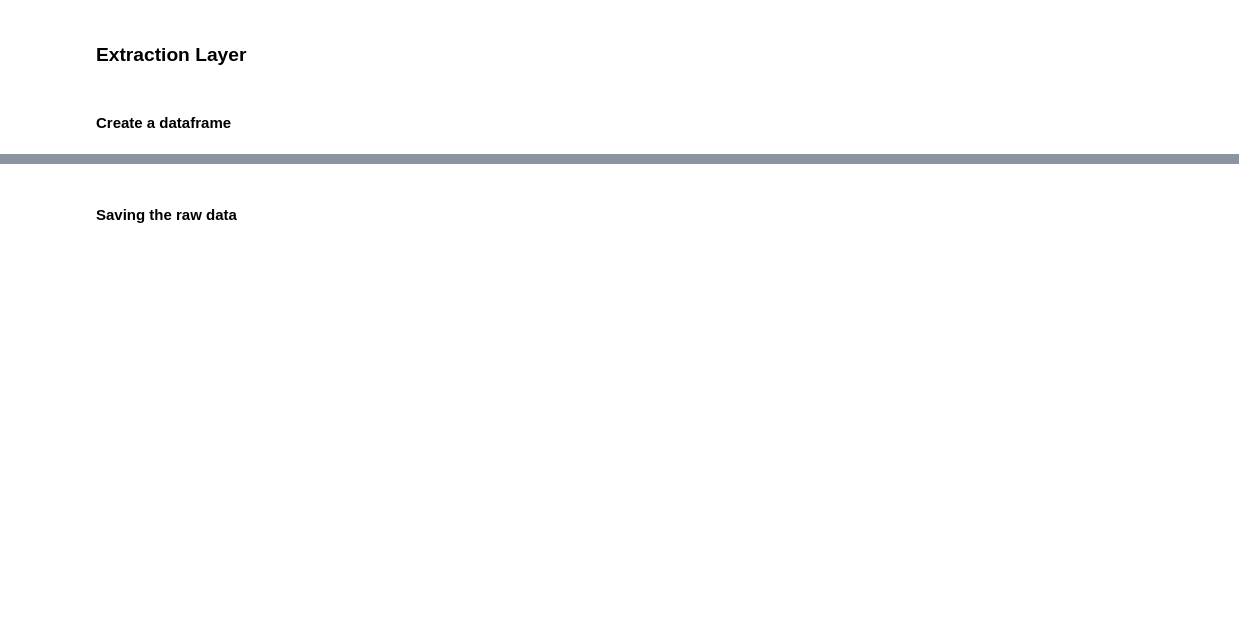
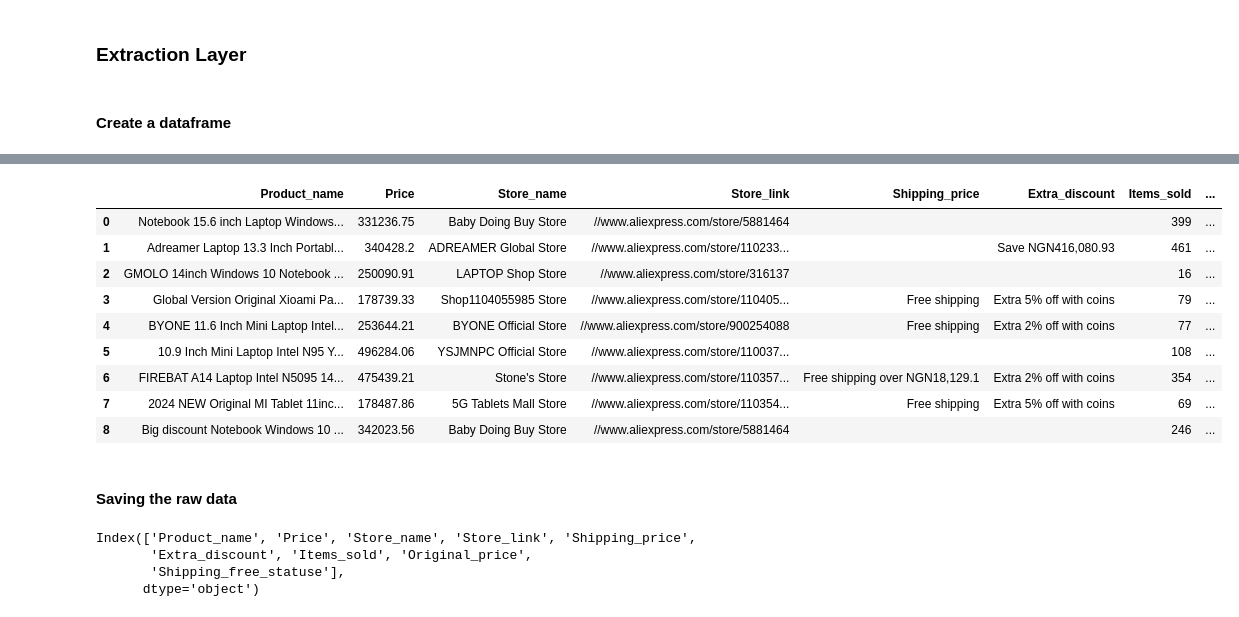
Before and after one commit to Nel-zi/Francine_store, a Jupyter notebook: Francine_store.ipynb, the cells around one changed output, grey strips where cells are left out. Saved outputs shown, nothing was run; the diff lists cells and outputs as text; code cells hidden in the pictures; blank space fills up the shorter version.

```diff
--- a/Francine_store.ipynb
+++ b/Francine_store.ipynb
@@ -139,9 +139,9 @@ except Exception as e:
     print(f"Error Arguments: {e.args}")    # Error message and details
 
 
-extra_discount = laptop.find('span', class_ = 'tag--text--1BSEXVh tag--textStyle--3dc7wLU multi--superStyle--1jUmObG').text
+extra_discount = soup.find('span', class_ = 'tag--text--1BSEXVh tag--textStyle--3dc7wLU multi--superStyle--1jUmObG').text
 
-shipping_price = laptop.find('span', class_ = 'tag--text--1BSEXVh tag--textStyle--3dc7wLU multi--serviceStyle--1Z6RxQ4').text
+shipping_price = soup.find('span', class_ = 'tag--text--1BSEXVh tag--textStyle--3dc7wLU multi--serviceStyle--1Z6RxQ4').text
 
 
 price
@@ -378,15 +378,15 @@ driver.quit()
 #### Create a dataframe
 # %%
 data = {
-    'Product_names' : product_names,
-    'Prices' : prices,
-    'Store_names' : store_names,
-    'Store_links' : store_links,
-    'Shipping_prices' : shipping_prices,
-    'Extra_discounts' : extra_discounts,
+    'Product_name' : product_names,
+    'Price' : prices,
+    'Store_name' : store_names,
+    'Store_link' : store_links,
+    'Shipping_price' : shipping_prices,
+    'Extra_discount' : extra_discounts,
     'Items_sold' : items_sold,
-    'Original_prices' : original_prices,
-    'Shipping_free_statuses' : shipping_free_statuses
+    'Original_price' : original_prices,
+    'Shipping_free_statuse' : shipping_free_statuses
 }
 
-df = pd.DataFrame(data)
+francine_df = pd.DataFrame(data)
@@ -406,3 +393,16 @@ df
+# %%
+francine_df
+# %% [output]
+|  | Product_name | Price | Store_name | Store_link | Shipping_price | Extra_discount | Items_sold | ... |
+| 0 | Notebook 15.6 inch Laptop Windows... | 331236.75 | Baby Doing Buy Store | //www.aliexpress.com/store/5881464 |  |  | 399 | ... |
+| 1 | Adreamer Laptop 13.3 Inch Portabl... | 340428.2 | ADREAMER Global Store | //www.aliexpress.com/store/110233... |  | Save NGN416,080.93 | 461 | ... |
+| 2 | GMOLO 14inch Windows 10 Notebook ... | 250090.91 | LAPTOP Shop Store | //www.aliexpress.com/store/316137 |  |  | 16 | ... |
+| 3 | Global Version Original Xioami Pa... | 178739.33 | Shop1104055985 Store | //www.aliexpress.com/store/110405... | Free shipping | Extra 5% off with coins | 79 | ... |
+| 4 | BYONE 11.6 Inch Mini Laptop Intel... | 253644.21 | BYONE Official Store | //www.aliexpress.com/store/900254088 | Free shipping | Extra 2% off with coins | 77 | ... |
+| 5 | 10.9 Inch Mini Laptop Intel N95 Y... | 496284.06 | YSJMNPC Official Store | //www.aliexpress.com/store/110037... |  |  | 108 | ... |
+| 6 | FIREBAT A14 Laptop Intel N5095 14... | 475439.21 | Stone's Store | //www.aliexpress.com/store/110357... | Free shipping over NGN18,129.1 | Extra 2% off with coins | 354 | ... |
+| 7 | 2024 NEW Original MI Tablet 11inc... | 178487.86 | 5G Tablets Mall Store | //www.aliexpress.com/store/110354... | Free shipping | Extra 5% off with coins | 69 | ... |
+| 8 | Big discount Notebook Windows 10 ... | 342023.56 | Baby Doing Buy Store | //www.aliexpress.com/store/5881464 |  |  | 246 | ... |
 # %% [markdown]
 #### Saving the raw data
 # %%
@@ -409,0 +410,7 @@ df.to_csv('Aliexpresslaptops.csv', index=False)
+# %%
+francine_df.columns
+# %% [output]
+Index(['Product_name', 'Price', 'Store_name', 'Store_link', 'Shipping_price',
+       'Extra_discount', 'Items_sold', 'Original_price',
+       'Shipping_free_statuse'],
+      dtype='object')
```
Also changed, not shown: parts of 13 cells of this notebook, 6 other files.
